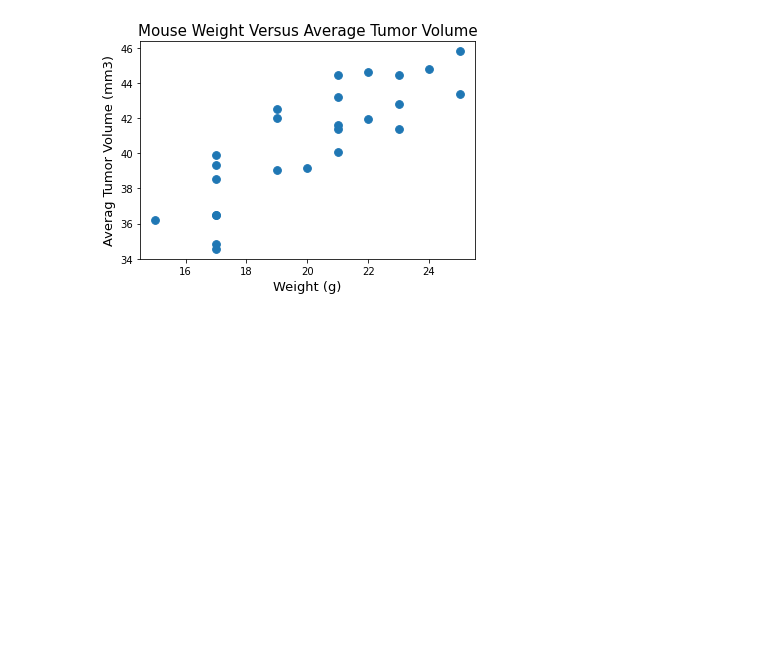
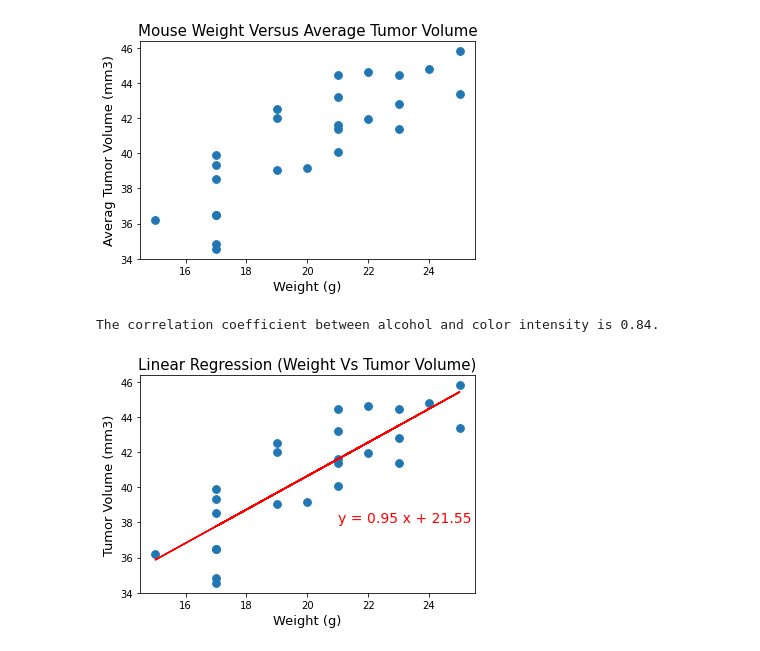
Before and after one commit to nathanunghwan/Pymaceuticals-analysis, a Jupyter notebook: pymaceuticals_starter.ipynb, the cells around one changed output. Cells and saved outputs as stored; diff of their text form; code cells hidden in the pictures; blank space fills up the shorter version.

```diff
--- a/pymaceuticals_starter.ipynb
+++ b/pymaceuticals_starter.ipynb
@@ -323,0 +330,26 @@ plt.show()
+# %%
+# Calculate the correlation coefficient
+# for mouse weight and average tumor volume for the Capomulin regimen
+x_value= avg_capomulin_volume["Weight (g)"]
+y_value= avg_capomulin_volume["Tumor Volume (mm3)"]
+
+
+correlation = round(st.pearsonr(x_value, y_value)[0],2)
+print(f"The correlation coefficient between alcohol and color intensity is {correlation}.")
+
+# Calculate linear regression model
+# for mouse weight and average tumor volume for the Capomulin regimen
+(slope, intercept,rvalue, pvalue, stderr)=st.linregress(x_value, y_value)
+regress_values=x_value * slope + intercept
+line_eq= f"y = {round(slope, 2)} x + {round(intercept, 2)}"
+
+plt.scatter(x_value, y_value, color="#1f77b4",s=60)
+plt.plot(x_value, regress_values,color='red')
+plt.title("Linear Regression (Weight Vs Tumor Volume)", fontsize=15)
+plt.xlabel("Weight (g)", fontsize =13)
+plt.ylabel("Tumor Volume (mm3)", fontsize =13)
+plt.annotate(line_eq,(21,38), fontsize=14, color="red")
+plt.show()
+# %% [output]
+The correlation coefficient between alcohol and color intensity is 0.84.
+[figure, added]
```
Also changed, not shown: parts of 6 cells of this notebook.
